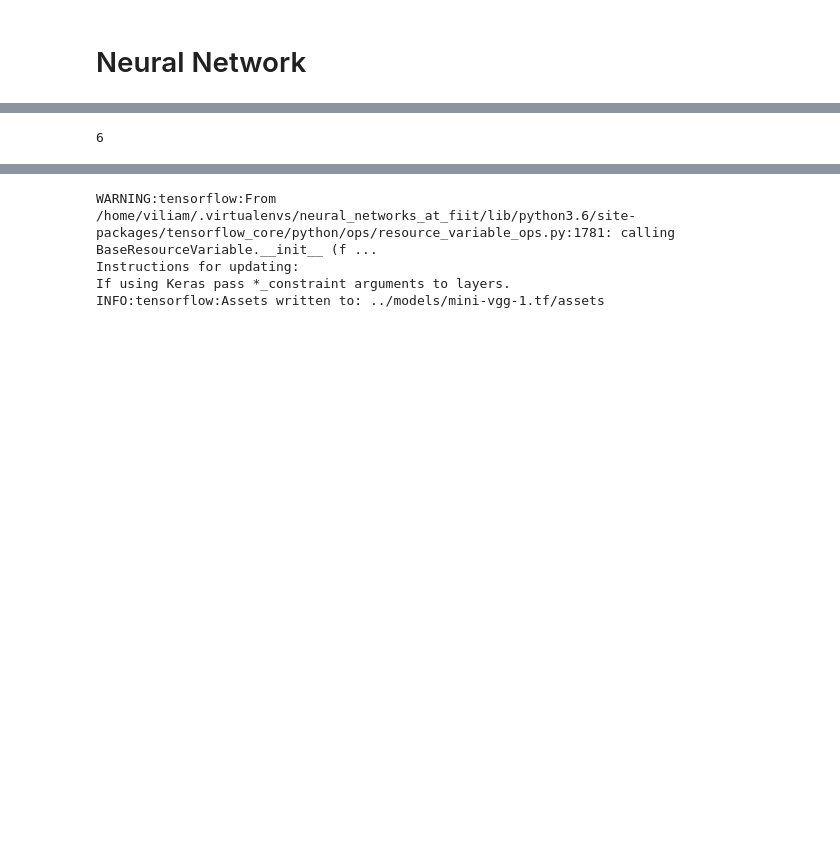
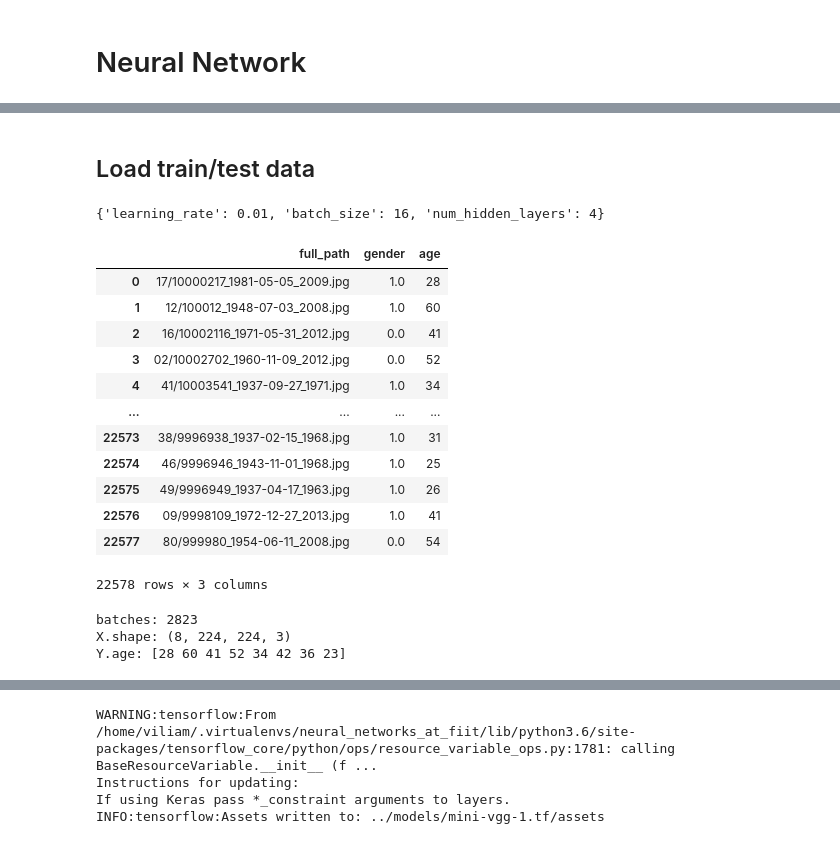
Before and after one commit to EdvinM/FIIT_NS_Mako_Schrojf, a Jupyter notebook: notebooks/Neural_Network.ipynb, the cells around one changed output, grey strips where cells are left out. Drawn from its saved outputs; the diff is of its cells as text; code cells hidden in the pictures; blank space fills up the shorter version.

Commit message:
Refactored miniVGG model with aditional regression option. See demo in Neural_Network notebook

```diff
--- a/notebooks/Neural_Network.ipynb
+++ b/notebooks/Neural_Network.ipynb
@@ -270,24 +4,0 @@ batch_size = 64
-# %%
-print("samples", N_SAMPLES)
-
-train = 3000
-validation = 1000
-
-def load_image_data(files):
-    data = []
-    for file in files:
-        data.append(load_img(file))
-    return np.array(data)
-
-def load_data(range=(0,0)):
-    x = file_paths[range[0]:range[1]]
-    x = load_image_data(x)
-
-    # https://stackoverflow.com/questions/49083984/valueerror-can-not-squeeze-dim1-expected-a-dimension-of-1-got-3-for-sparse
-    # sparse_categorical_crossentropy
-    y = target[range[0]:range[1]] # target_classes
-
-    return (x, y)
-
-train_images, train_labels = load_data((0, train))
-test_images, test_labels = load_data((train, train+validation))
@@ -373,7 +4,0 @@ _________________________________________________________________
-# %%
-x = np.array([ load_img(wiki_df['full_path'][0]) ])
-y = model.predict(x)
-
-np.argmax(y)
-# %% [output]
-6
@@ -379,0 +18,8 @@ np.argmax(y)
+# %% [markdown]
+## Load train/test data
+# %%
+hparams = yaml.safe_load(open('../src/hparams.yaml'))
+
+hparams
+# %% [output]
+{'learning_rate': 0.01, 'batch_size': 16, 'num_hidden_layers': 4}
@@ -379,0 +28,18 @@ np.argmax(y)
+# %%
+wiki_df = load_data.load_wiki_df_from_csv('../data/processed/wiki_df.csv')
+
+wiki_df
+# %% [output]
+|  | full_path | gender | age |
+| 0 | 17/10000217_1981-05-05_2009.jpg | 1.0 | 28 |
+| 1 | 12/100012_1948-07-03_2008.jpg | 1.0 | 60 |
+| 2 | 16/10002116_1971-05-31_2012.jpg | 0.0 | 41 |
+| 3 | 02/10002702_1960-11-09_2012.jpg | 0.0 | 52 |
+| 4 | 41/10003541_1937-09-27_1971.jpg | 1.0 | 34 |
+| ... | ... | ... | ... |
+| 22573 | 38/9996938_1937-02-15_1968.jpg | 1.0 | 31 |
+| 22574 | 46/9996946_1943-11-01_1968.jpg | 1.0 | 25 |
+| 22575 | 49/9996949_1937-04-17_1963.jpg | 1.0 | 26 |
+| 22576 | 09/9998109_1972-12-27_2013.jpg | 1.0 | 41 |
+| 22577 | 80/999980_1954-06-11_2008.jpg | 0.0 | 54 |
+22578 rows × 3 columns
@@ -379,0 +48,10 @@ np.argmax(y)
+# %%
+wiki_generator = WIKISequence(wiki_df, 'age', 8)
+
+print("batches:", len(wiki_generator))
+print("X.shape:", wiki_generator[0][0].shape)
+print("Y.age:", wiki_generator[0][1])
+# %% [output]
+batches: 2823
+X.shape: (8, 224, 224, 3)
+Y.age: [28 60 41 52 34 42 36 23]
```
Also changed, not shown: parts of 51 cells of this notebook, 30 other files.
